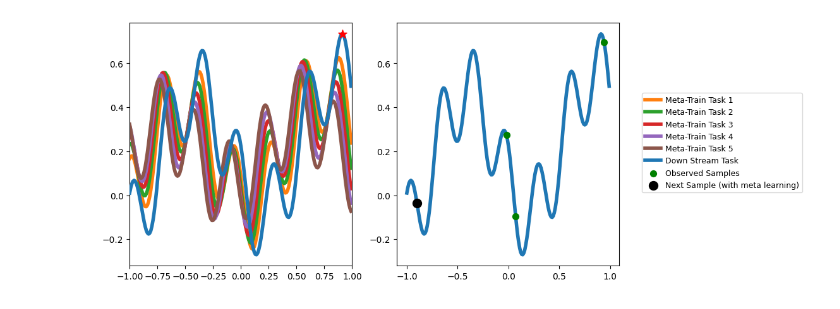
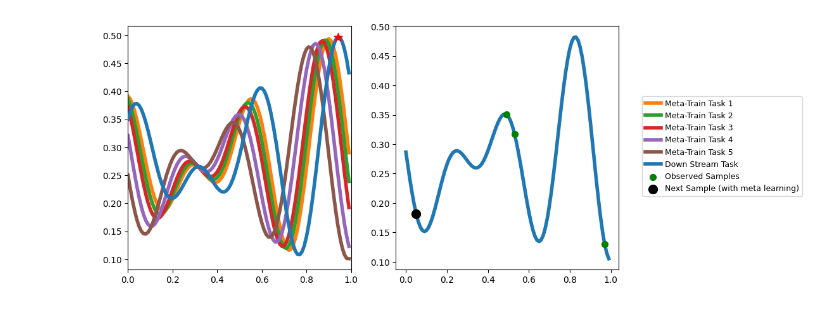
Before and after one commit to timruhkopf/ExperiencedFT-PFNs, a Jupyter notebook: HPO_tasks/Meta-learning-BO/benchmarks/SimpleSynth/demo_simple.ipynb, the cells around one changed output. Drawn from its saved outputs; the diff is of its cells as text; code cells hidden in the pictures.

```diff
--- a/HPO_tasks/Meta-learning-BO/benchmarks/SimpleSynth/demo_simple.ipynb
+++ b/HPO_tasks/Meta-learning-BO/benchmarks/SimpleSynth/demo_simple.ipynb
@@ -21,7 +21,7 @@ lw=4
 X_spt, y_spt, X_qry, y_qry = get_batch_test(spt_size=4, task = 8 , step=0.01)
 
 meta_data = {}
-for i, task in enumerate(range(10,15)):
+for i, task in enumerate([3, 4, 5, 7, 9]):
     if i == 0:
         y_shifted = f(X_qry, shift=task_shift(task))
     #elif i == 1:
@@ -44,34 +44,34 @@ incumbent = X_spt[y_spt.argmax()].reshape(-1)
 
 axs[1].plot(X_qry,y_qry, linewidth=lw,label="Down Stream Task")
 axs[1].scatter(X_spt[:-1], y_spt[:-1], s= 50, c= "green", label="Observed Samples", zorder = 99)
 
 
 
-X_qry = torch.Tensor(np.arange(-1, 1, 0.01)).reshape(-1,1)
-y_qry = f(X_qry, shift=task_shift(8))
+X_qry = torch.Tensor(np.arange(0, 1, 0.01)).reshape(-1,1)
+y_qry = f(X_qry, shift=task_shift(0))
 axs[0].plot(X_qry, y_qry, linewidth=lw, label="\textbf{Down Stream Task}", zorder = 99)
 axs[0].scatter([X_qry[y_qry.argmax()]], [y_qry.max()], marker="*", s=100, c= "red", zorder = 99)
 
 #axs[0].scatter(X_spt[:-1], y_spt[:-1], s= 1000)
 
 task_names = ["Meta-Train Task 1", "Meta-Train Task 2", "Meta-Train Task 3", "Meta-Train Task 4", "Meta-Train Task 5"]
 
 for i, task in enumerate(range(10,15)):
     axs[0].plot(meta_data[i]["X"], meta_data[i]["y"], linewidth=lw, label=task_names[i])
     #axs[0].scatter(X_spt[:-1], imputed_y[:, i], s= 1000)
 
 axs[1].scatter(X_spt[-1], y_spt[-1], s= 100, c= "black", label="Next Sample (with meta learning)", zorder = 99)
 
-axs[0].set_xlim(-1,1)
+axs[0].set_xlim(0,1)
 
 
 lines_labels = [ax.get_legend_handles_labels() for ax in fig.axes]
 lines, labels = [sum(lol, []) for lol in zip(*lines_labels)]
 lines.pop(0)
 labels.pop(0)
 
 anchor = (0.93, 0, 0.5, 1)
 fig.legend(lines, labels,loc="center left", bbox_to_anchor=anchor, ncol=1, fontsize=fontsize*0.5,  handletextpad=0.5, labelspacing = 0.5, columnspacing=1.)
 fig.subplots_adjust(wspace=0.2)
 # %% [output]
-[figure, old version]
+[figure, new version]
```
Also changed, not shown: 12 other files.
